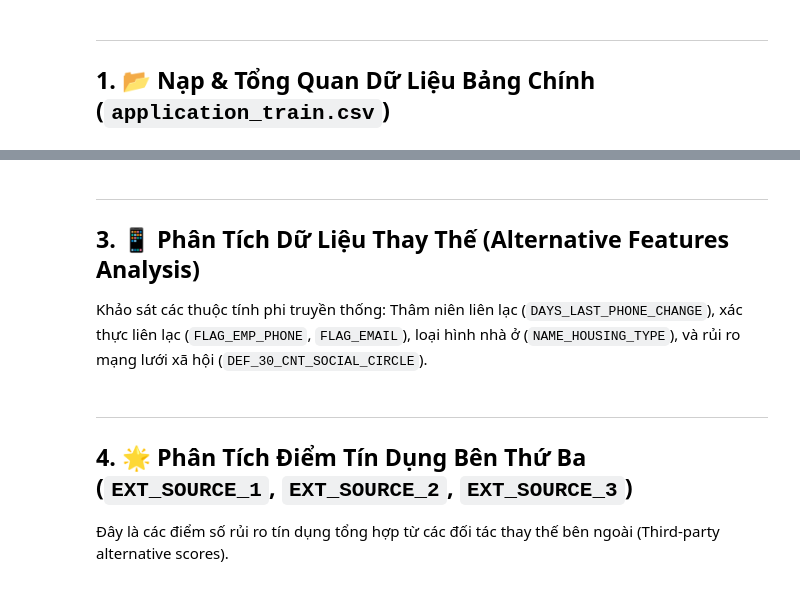
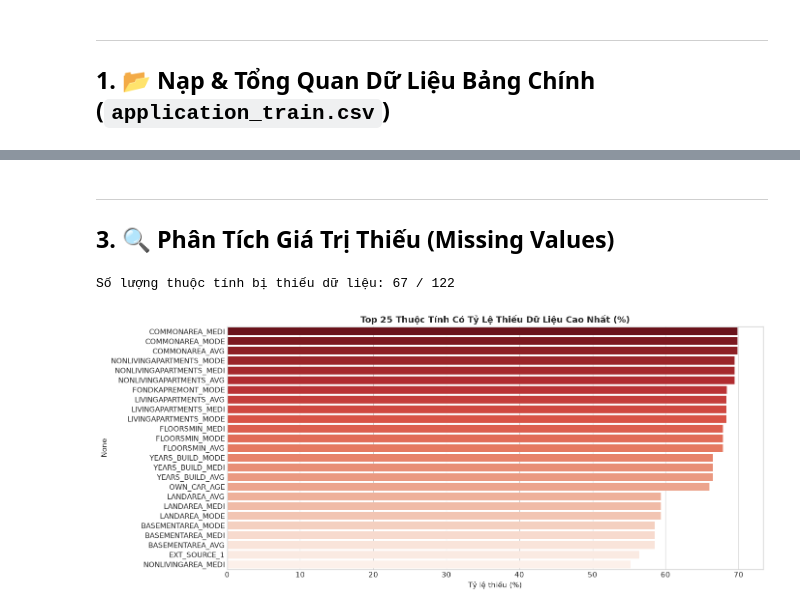
Before and after one commit to hoanglmv/T080-One_Last_Time, a Jupyter notebook: notebooks/01_eda_home_credit_default_risk.ipynb, the cells around one changed output, grey strips where cells are left out. Cells and saved outputs as stored; diff of their text form; code cells hidden in the pictures.

```diff
--- a/notebooks/01_eda_home_credit_default_risk.ipynb
+++ b/notebooks/01_eda_home_credit_default_risk.ipynb
@@ -67,37 +80,19 @@ print(f'► Tỷ lệ vỡ nợ chung: {target_rates[1]:.2f}% ({target_counts[1]
-# %% [markdown]
----
-## 3. 📱 Phân Tích Dữ Liệu Thay Thế (Alternative Features Analysis)
-Khảo sát các thuộc tính phi truyền thống: Thâm niên liên lạc (`DAYS_LAST_PHONE_CHANGE`), xác thực liên lạc (`FLAG_EMP_PHONE`, `FLAG_EMAIL`), loại hình nhà ở (`NAME_HOUSING_TYPE`), và rủi ro mạng lưới xã hội (`DEF_30_CNT_SOCIAL_CIRCLE`).
-# %%
-fig, axes = plt.subplots(2, 2, figsize=(16, 10))
-
-# Thâm niên thay đổi số điện thoại (DAYS_LAST_PHONE_CHANGE converted to years)
-app_train['PHONE_CHANGE_YEARS'] = abs(app_train['DAYS_LAST_PHONE_CHANGE']) / 365.25
-sns.kdeplot(data=app_train, x='PHONE_CHANGE_YEARS', hue='TARGET', common_norm=False, fill=True, ax=axes[0, 0], palette=['#2a9d8f', '#e76f51'])
-axes[0, 0].set_title('Thâm Niên Sử Dụng Số Điện Thoại (Năm) vs Target', fontweight='bold')
-
-# Loại hình nhà ở (Housing Type) vs Default Rate
-housing_default = app_train.groupby('NAME_HOUSING_TYPE')['TARGET'].mean().sort_values(ascending=False) * 100
-sns.barplot(x=housing_default.values, y=housing_default.index, ax=axes[0, 1], palette='Oranges_r', hue=housing_default.index, legend=False)
-axes[0, 1].set_title('Tỷ Lệ Vỡ Nợ (%) Theo Loại Hình Nhà Ở', fontweight='bold')
-axes[0, 1].set_xlabel('Tỷ lệ vỡ nợ (%)')
-
-# Trình độ học vấn vs Default Rate
-edu_default = app_train.groupby('NAME_EDUCATION_TYPE')['TARGET'].mean().sort_values(ascending=False) * 100
-sns.barplot(x=edu_default.values, y=edu_default.index, ax=axes[1, 0], palette='Purples_r', hue=edu_default.index, legend=False)
-axes[1, 0].set_title('Tỷ Lệ Vỡ Nợ (%) Theo Trình Độ Học Vấn', fontweight='bold')
-axes[1, 0].set_xlabel('Tỷ lệ vỡ nợ (%)')
-
-# Rủi ro mạng lưới xã hội (DEF_30_CNT_SOCIAL_CIRCLE)
-sns.boxplot(data=app_train, x='TARGET', y='DEF_30_CNT_SOCIAL_CIRCLE', ax=axes[1, 1], palette=['#2a9d8f', '#e76f51'], hue='TARGET', legend=False)
-axes[1, 1].set_title('Số Người Trong Mạng Lưới Xã Hội Vỡ Nợ (30 ngày) vs Target', fontweight='bold')
-axes[1, 1].set_xticks([0, 1])
-axes[1, 1].set_xticklabels(['Trả nợ (0)', 'Vỡ nợ (1)'])
-axes[1, 1].set_ylim(-0.5, 5)
-
-plt.tight_layout()
-plt.show()
-# %% [markdown]
----
-## 4. 🌟 Phân Tích Điểm Tín Dụng Bên Thứ Ba (`EXT_SOURCE_1`, `EXT_SOURCE_2`, `EXT_SOURCE_3`)
-Đây là các điểm số rủi ro tín dụng tổng hợp từ các đối tác thay thế bên ngoài (Third-party alternative scores).
+# %% [markdown]
+---
+## 3. 🔍 Phân Tích Giá Trị Thiếu (Missing Values)
+# %%
+missing = app_train.isnull().sum()
+missing_percent = (missing / len(app_train)) * 100
+missing_df = pd.DataFrame({'Missing Count': missing, 'Missing Ratio (%)': missing_percent})
+missing_df = missing_df[missing_df['Missing Count'] > 0].sort_values(by='Missing Ratio (%)', ascending=False)
+
+print(f'Số lượng thuộc tính bị thiếu dữ liệu: {len(missing_df)} / {app_train.shape[1]}')
+plt.figure(figsize=(14, 6))
+sns.barplot(x=missing_df.head(25)['Missing Ratio (%)'], y=missing_df.head(25).index, palette='Reds_r', hue=missing_df.head(25).index, legend=False)
+plt.title('Top 25 Thuộc Tính Có Tỷ Lệ Thiếu Dữ Liệu Cao Nhất (%)', fontweight='bold')
+plt.xlabel('Tỷ lệ thiếu (%)')
+plt.tight_layout()
+plt.show()
+# %% [output]
+Số lượng thuộc tính bị thiếu dữ liệu: 67 / 122
+[figure, added]
```
Also changed, not shown: parts of 16 cells of this notebook, 7 other files.
